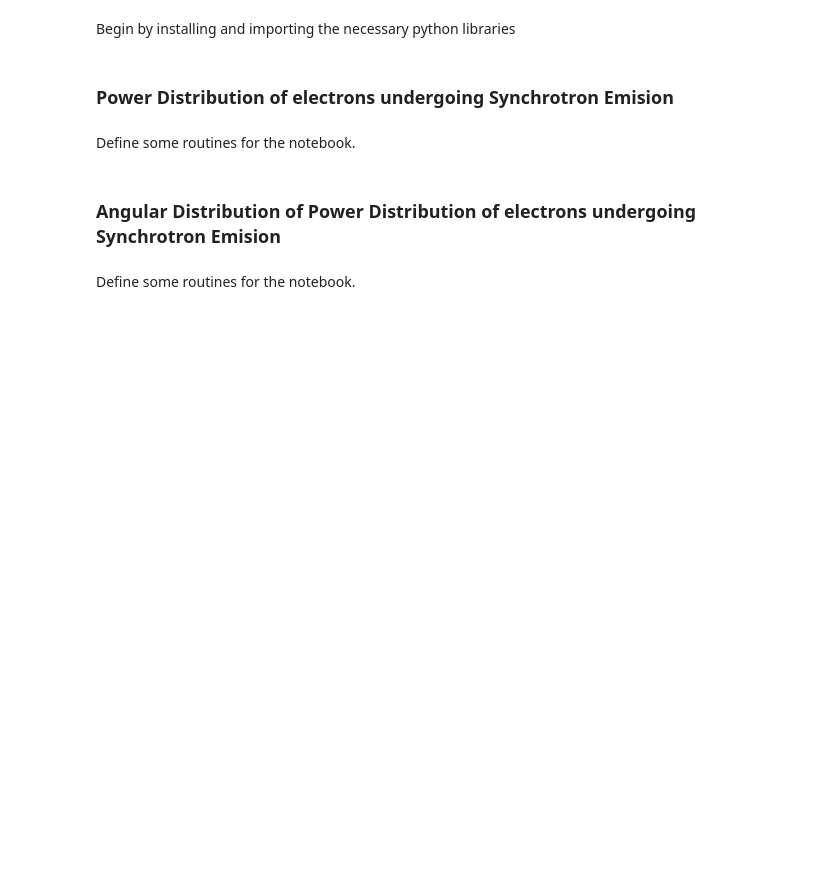
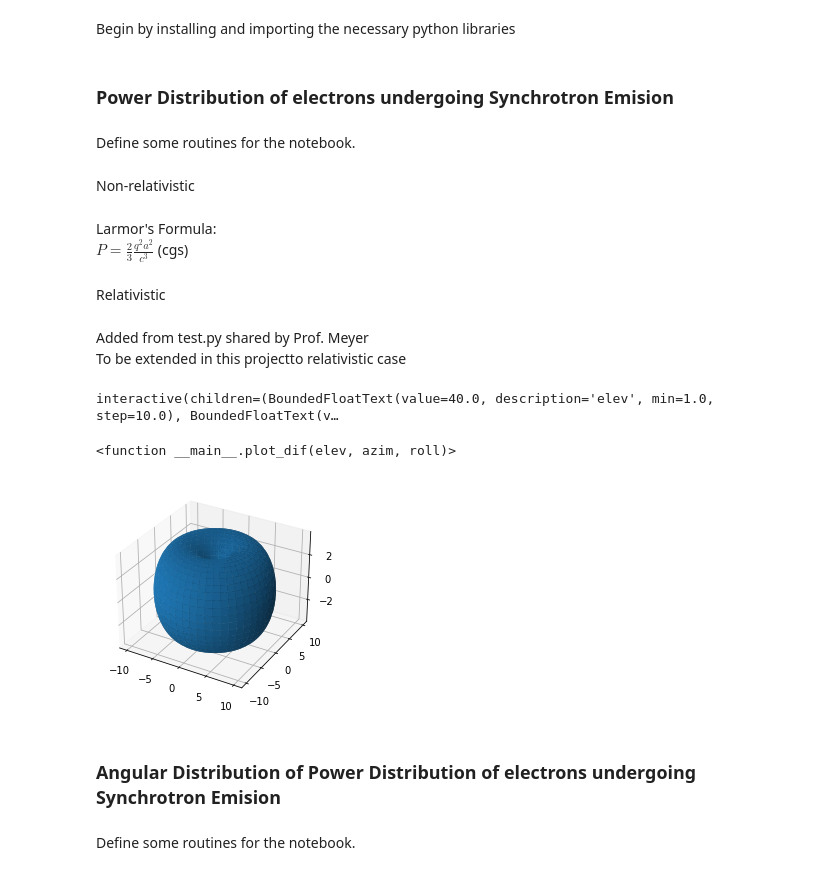
Before and after one commit to grajguru/HW_26_Project, a Jupyter notebook: RP_HW26_Project.ipynb, the cells around one changed output. Saved outputs shown, nothing was run; the diff lists cells and outputs as text; code cells hidden in the pictures; blank space fills up the shorter version.

```diff
--- a/RP_HW26_Project.ipynb
+++ b/RP_HW26_Project.ipynb
@@ -7,6 +16,50 @@ Begin by installing and importing the necessary python libraries
 ### Power Distribution of electrons undergoing Synchrotron Emision
 # %% [markdown]
 Define some routines for the notebook.
+# %% [markdown]
+Non-relativistic
+# %% [markdown]
+Larmor's Formula:\
+$P=\frac{2}{3}\frac{q^2 a^2}{c^3}$ (cgs)
+# %% [markdown]
+Relativistic
+# %% [markdown]
+Added from test.py shared by Prof. Meyer \
+To be extended in this projectto relativistic case
+# %%
+elev=40
+azim = -10
+roll = 10
+def plot_dif(elev,azim,roll):
+    fig = plt.figure()
+    ax = fig.add_subplot(projection='3d')
+
+    # Make data
+    u = np.linspace(0, 2 * np.pi, 100)
+    v = np.linspace(0, np.pi, 100)
+    x = 10 * np.outer(np.cos(u), np.sin(v)*np.power(np.sin(v), 2))
+    y = 10 * np.outer(np.sin(u), np.sin(v)*np.power(np.sin(v), 2))
+    z = 10 * np.outer(np.ones(np.size(u)), np.cos(v)*np.power(np.sin(v), 2))
+
+    # Plot the surface
+    ax.plot_surface(x, y, z)
+
+    # Set an equal aspect ratio
+    ax.set_aspect('auto')
+    ax.view_init(elev, azim, roll)
+
+    plt.show()
+
+interact(plot_dif, elev = widgets.BoundedFloatText(value=40, min=1, max = 100, step=10,
+                                                       descriptions='elev', disabled=False),\
+         azim = widgets.BoundedFloatText(value=-10, min=0, max =360, step=10,
+                                                       descriptions='azim', disabled=False), \
+         roll = widgets.BoundedFloatText(value=10, min=1, max = 100, step=10,
+                                                       descriptions='roll', disabled=False))
+# %% [output]
+interactive(children=(BoundedFloatText(value=40.0, description='elev', min=1.0, step=10.0), BoundedFloatText(v…
+<function __main__.plot_dif(elev, azim, roll)>
+[figure, added]
 # %% [markdown]
 ### Angular Distribution of Power Distribution of electrons undergoing Synchrotron Emision
 # %% [markdown]
```
Also changed, not shown: parts of 1 cell of this notebook.
